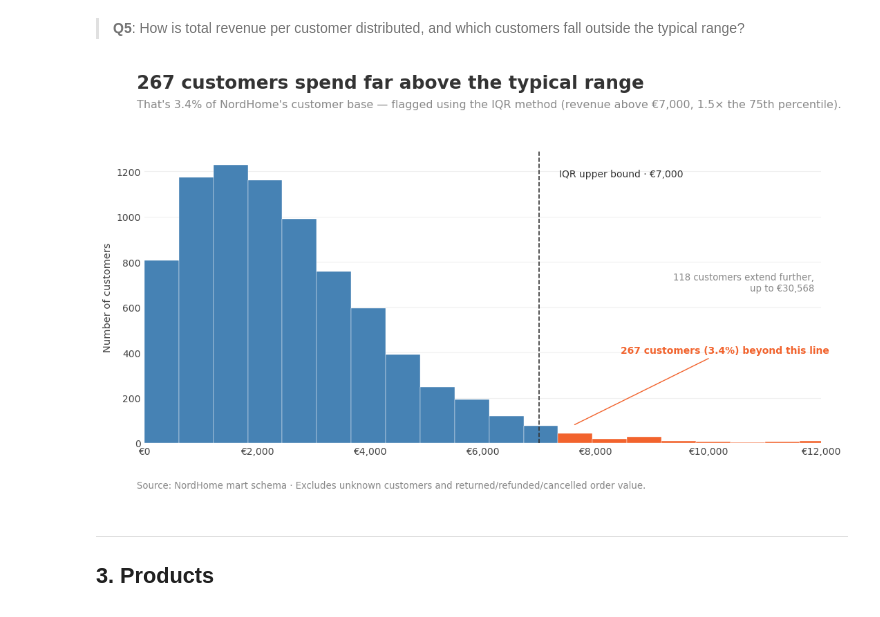
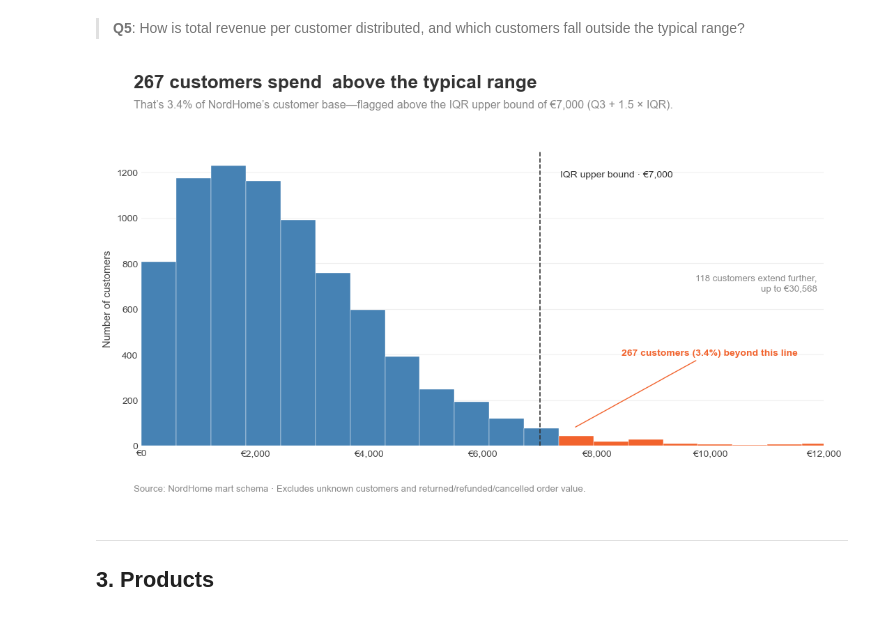
Before and after one commit to eileenheyer-cyber/nordhome_retail_analytics, a Jupyter notebook: 04_EDA/nordhome_eda.ipynb, the cells around one changed output. Drawn from its saved outputs; the diff is of its cells as text; code cells hidden in the pictures.

```diff
--- a/04_EDA/nordhome_eda.ipynb
+++ b/04_EDA/nordhome_eda.ipynb
@@ -2243,36 +2243,36 @@ ax.set_axisbelow(True)
 for spine in ax.spines.values():
     spine.set_visible(False)
 
 ax.tick_params(axis='both', length=0, labelsize=10, colors='#444444')
 
 # --------------------------------------------------
 # 3. Title and subtitle (literal text)
 # --------------------------------------------------
 fig.text(
     0.06, 0.95,
-    "267 customers spend far above the typical range",
+    "267 customers spend  above the typical range",
     fontsize=19, fontweight='bold', color='#333333', va='top'
 )
 fig.text(
     0.06, 0.895,
-    "That's 3.4% of NordHome's customer base — flagged using the IQR method (revenue above €7,000, 1.5× the 75th percentile).",
+    "That’s 3.4% of NordHome’s customer base—flagged above the IQR upper bound of €7,000 (Q3 + 1.5 × IQR).",
     fontsize=11.5, color=GREY_TEXT, va='top'
 )
 
 # --------------------------------------------------
 # 4. Footnote
 # --------------------------------------------------
 fig.text(
     0.06, 0.03,
     "Source: NordHome mart schema · Excludes unknown customers and returned/refunded/cancelled order value.",
     fontsize=9.5, color=GREY_TEXT
 )
 
 fig.subplots_adjust(left=0.07, right=0.96, top=0.78, bottom=0.13)
 plt.savefig("figures/customer_revenue_outliers.png", dpi=150, bbox_inches="tight")
 plt.show()
 # %% [output]
-[figure, old version]
+[figure, new version]
 # %% [markdown]
 ---
 ## 3. Products
```
Also changed, not shown: parts of 15 cells of this notebook, 7 other files.
